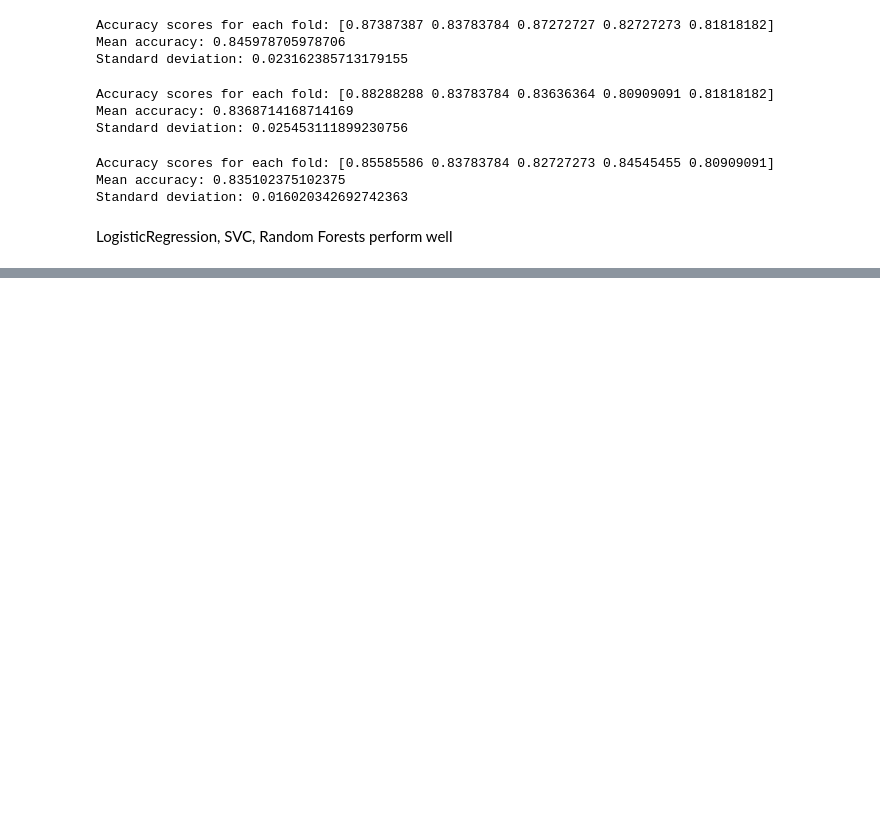
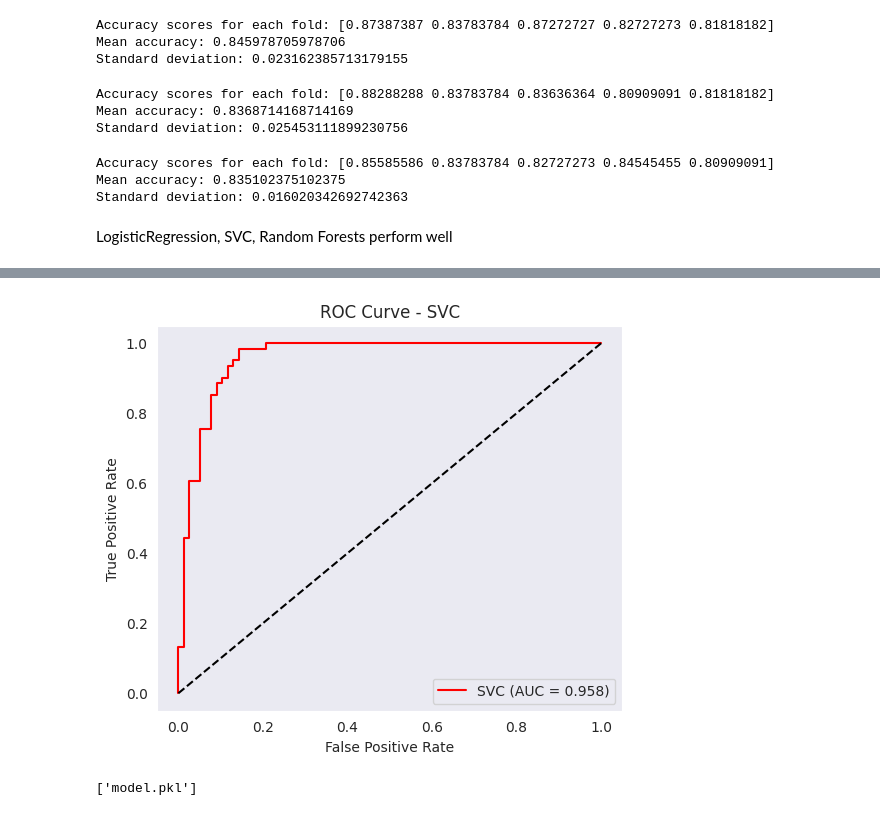
Before and after one commit to anujott-codes/Credit-Loan-Approval, a Jupyter notebook: Credit_Approval.ipynb, the cells around one changed output, grey strips where cells are left out. Saved outputs shown, nothing was run; the diff lists cells and outputs as text; code cells hidden in the pictures; blank space fills up the shorter version.

Commit message:
Credit Approval Model Completed

```diff
--- a/Credit_Approval.ipynb
+++ b/Credit_Approval.ipynb
@@ -413,0 +562,21 @@ LogisticRegression, SVC, Random Forests perform well
+# %%
+#ROC-AUC curve
+yprob_svc = svc.predict_proba(X_test_preprocessed)[:,1]
+auc_score = roc_auc_score(y_test, yprob_svc)
+fpr, tpr, thresholds = roc_curve(y_test, yprob_svc)
+
+plt.figure(figsize=(6,5))
+plt.plot(fpr, tpr, label=f"SVC (AUC = {auc_score:.3f})",color='red')
+plt.plot([0,1],[0,1],'k--')
+plt.xlabel('False Positive Rate')
+plt.ylabel('True Positive Rate')
+plt.title('ROC Curve - SVC')
+plt.legend(loc='lower right')
+plt.show()
+# %% [output]
+[figure, added]
+# %%
+#saving model
+joblib.dump(svc,'model.pkl')
+# %% [output]
+['model.pkl']
```
Also changed, not shown: parts of 10 cells of this notebook.
